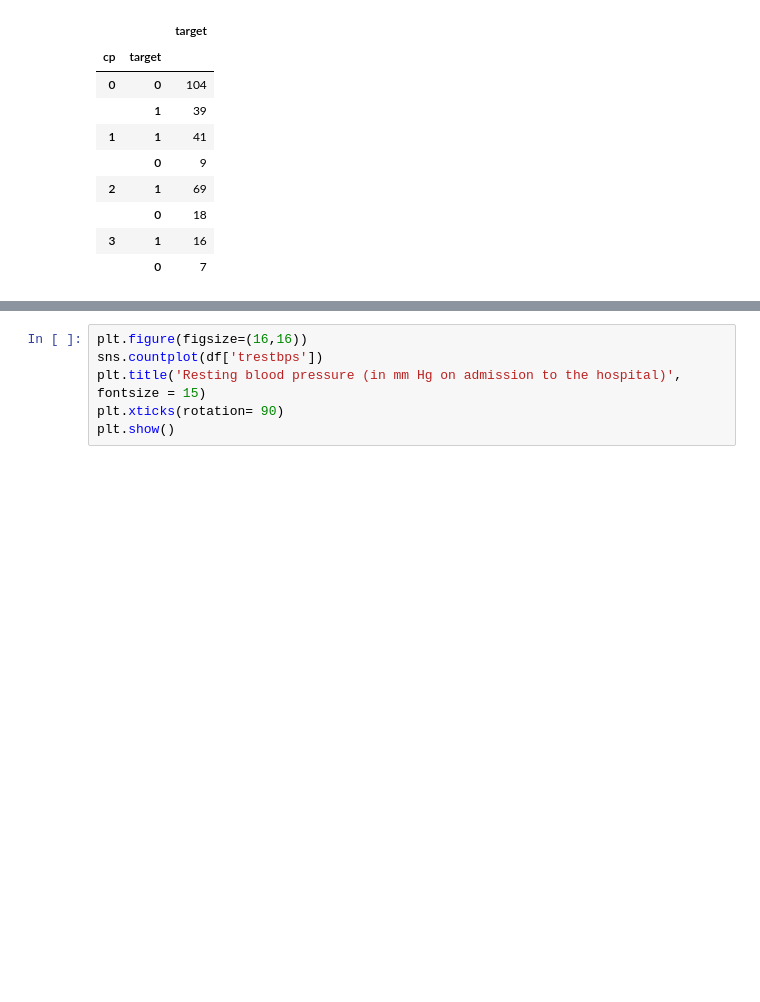
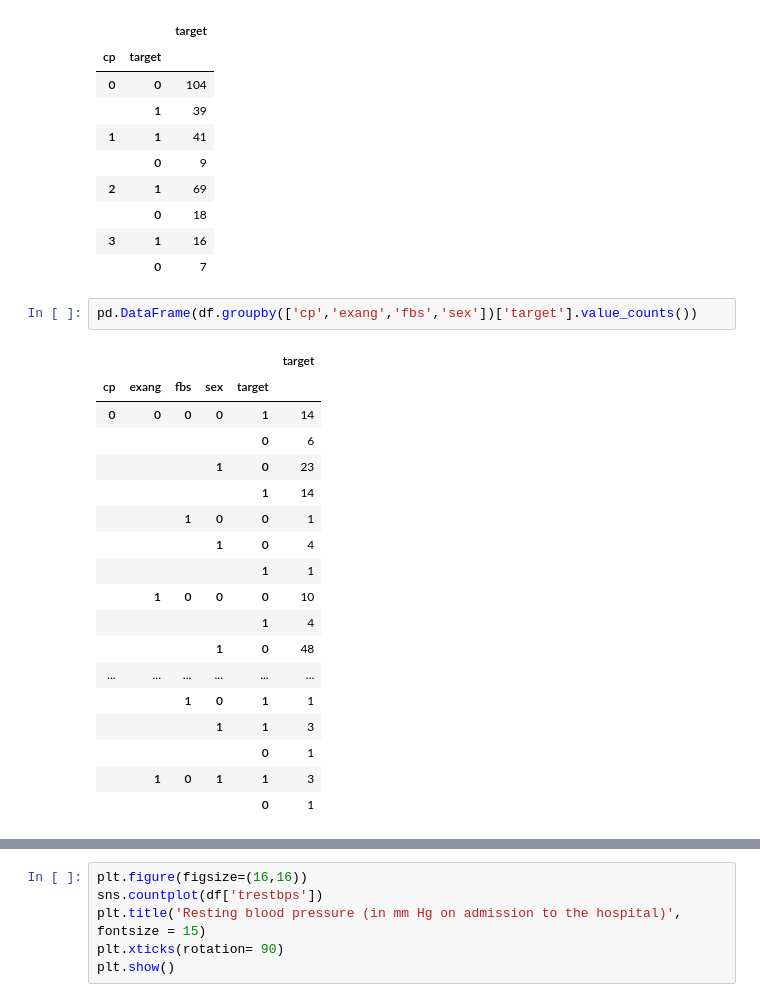
Before and after one commit to Youngprof3/project_on_heart_disease, a Jupyter notebook: Project_on_Heart_disease.ipynb, the cells around one changed output, grey strips where cells are left out. Drawn from its saved outputs; the diff is of its cells as text; blank space fills up the shorter version.

```diff
--- a/Project_on_Heart_disease.ipynb
+++ b/Project_on_Heart_disease.ipynb
@@ -524,4 +533,25 @@ pd.DataFrame(df.groupby('cp')['target'].value_counts())
 |  | 0 | 18 |
 | 3 | 1 | 16 |
 |  | 0 | 7 |
+# %%
+pd.DataFrame(df.groupby(['cp','exang','fbs','sex'])['target'].value_counts())
+# %% [output]
+|  |  |  |  |  | target |
+| cp | exang | fbs | sex | target |  |
+| 0 | 0 | 0 | 0 | 1 | 14 |
+|  |  |  |  | 0 | 6 |
+|  |  |  | 1 | 0 | 23 |
+|  |  |  |  | 1 | 14 |
+|  |  | 1 | 0 | 0 | 1 |
+|  |  |  | 1 | 0 | 4 |
+|  |  |  |  | 1 | 1 |
+|  | 1 | 0 | 0 | 0 | 10 |
+|  |  |  |  | 1 | 4 |
+|  |  |  | 1 | 0 | 48 |
+| ... | ... | ... | ... | ... | ... |
+|  |  | 1 | 0 | 1 | 1 |
+|  |  |  | 1 | 1 | 3 |
+|  |  |  |  | 0 | 1 |
+|  | 1 | 0 | 1 | 1 | 3 |
+|  |  |  |  | 0 | 1 |
 # %%
```
Also changed, not shown: parts of 51 cells of this notebook.
